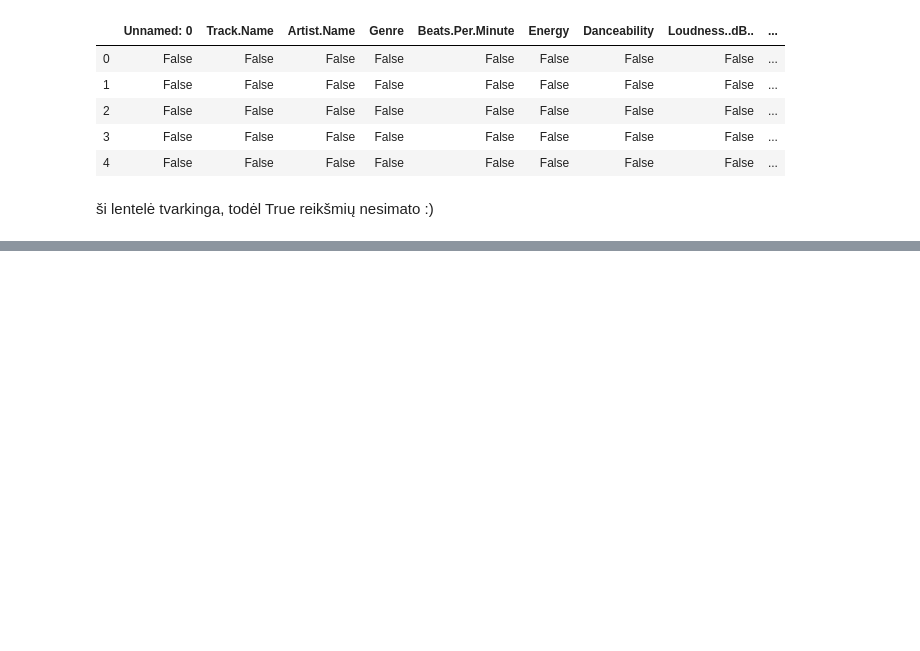
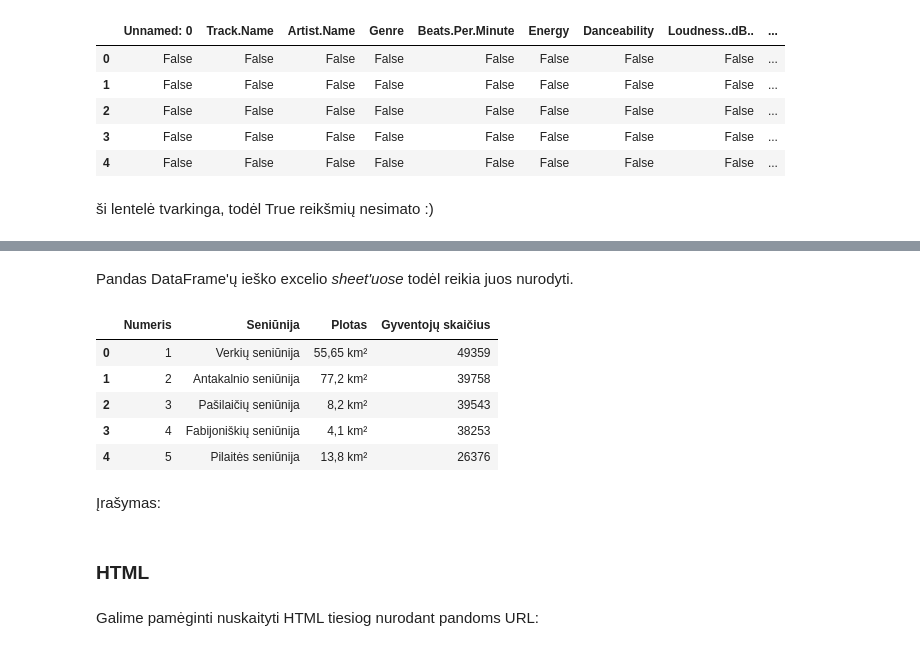
Before and after one commit to robotautas/kursas, a Jupyter notebook: Pandas/Pandas_3.ipynb, the cells around one changed output, grey strips where cells are left out. Cells and saved outputs as stored; diff of their text form; code cells hidden in the pictures; blank space fills up the shorter version.

```diff
--- a/Pandas/Pandas_3.ipynb
+++ b/Pandas/Pandas_3.ipynb
@@ -172,0 +202,15 @@ top.isnull().head()
+# %%
+duomenys_xls = pd.read_excel('example.xls', sheet_name='example')
+# %% [markdown]
+Pandas DataFrame'ų ieško excelio *sheet'uose* todėl reikia juos nurodyti.
+# %%
+duomenys_xls.head()
+# %% [output]
+|  | Numeris | Seniūnija | Plotas | Gyventojų skaičius |
+| 0 | 1 | Verkių seniūnija | 55,65 km² | 49359 |
+| 1 | 2 | Antakalnio seniūnija | 77,2 km² | 39758 |
+| 2 | 3 | Pašilaičių seniūnija | 8,2 km² | 39543 |
+| 3 | 4 | Fabijoniškių seniūnija | 4,1 km² | 38253 |
+| 4 | 5 | Pilaitės seniūnija | 13,8 km² | 26376 |
+# %% [markdown]
+Įrašymas:
@@ -172,0 +219,4 @@ top.isnull().head()
+# %% [markdown]
+### HTML
+# %% [markdown]
+Galime pamėginti nuskaityti HTML tiesiog nurodant pandoms URL:
```
Also changed, not shown: parts of 35 cells of this notebook.
